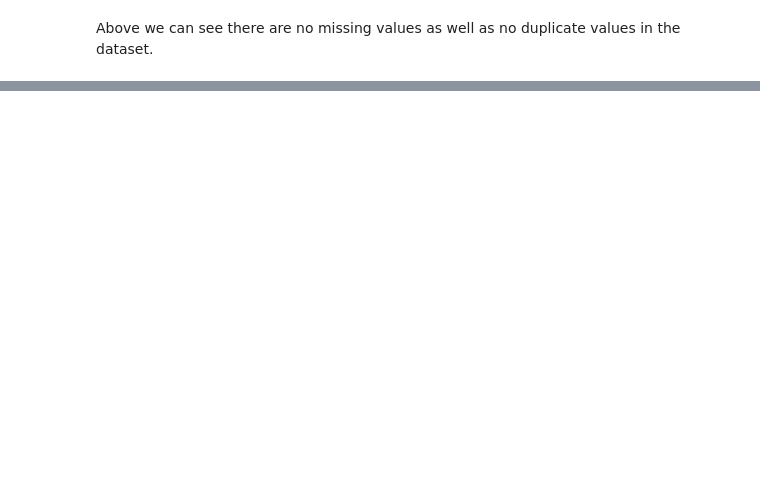
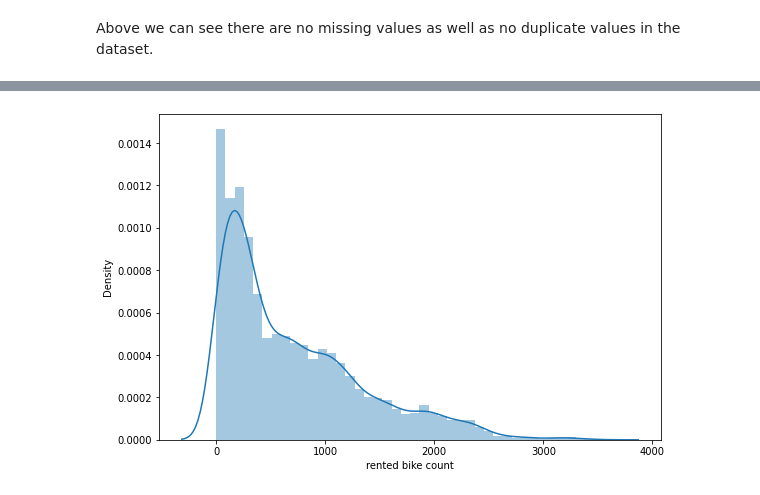
Before and after one commit to Swapnil-417/Bike-Sharing-Demand-Prediction, a Jupyter notebook: Bike_Sharing_Demand_Prediction_Capstone_Project.ipynb, the cells around one changed output, grey strips where cells are left out. Cells and saved outputs as stored; diff of their text form; code cells hidden in the pictures; blank space fills up the shorter version.

```diff
--- a/Bike_Sharing_Demand_Prediction_Capstone_Project.ipynb
+++ b/Bike_Sharing_Demand_Prediction_Capstone_Project.ipynb
@@ -173,0 +182,2 @@ bike_df.describe()
+# %%
+dependent_var= "rented bike count"
@@ -173,0 +211,5 @@ bike_df.describe()
+# %%
+plt.figure(figsize=(9,6))
+sns.distplot(bike_df[dependent_var]);
+# %% [output]
+[figure, added]
```
Also changed, not shown: parts of 23 cells of this notebook.
